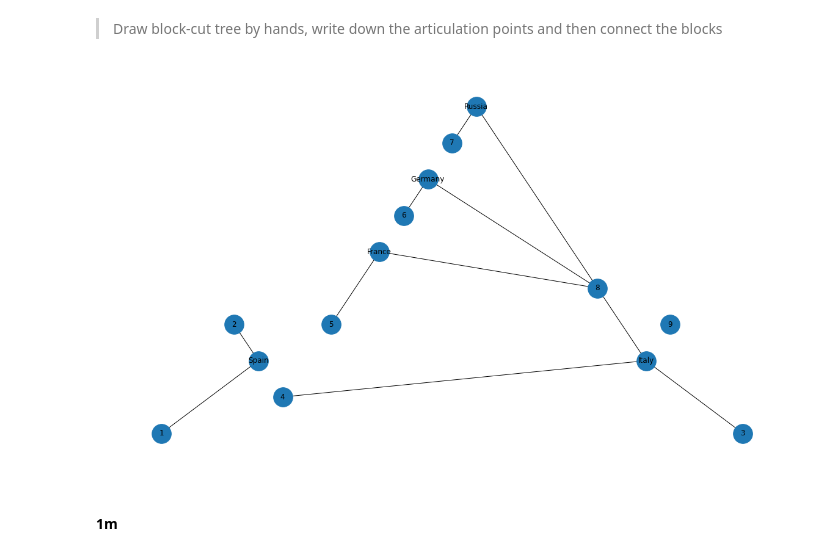
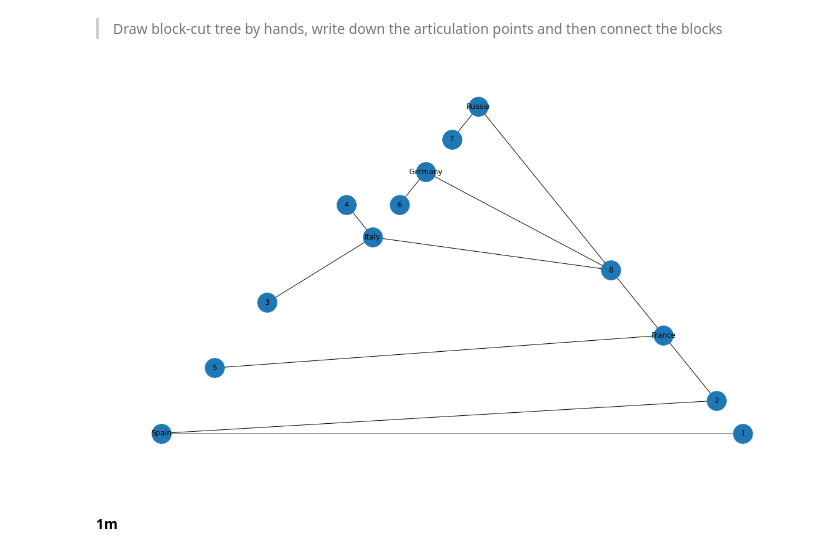
Before and after one commit to GoldenGarr/Graph-Theory-HW-5, a Jupyter notebook: hw5.ipynb, the cells around one changed output. Drawn from its saved outputs; the diff is of its cells as text; code cells hidden in the pictures.

Commit message:
Minor fixes, SPQR tree left

```diff
--- a/hw5.ipynb
+++ b/hw5.ipynb
@@ -386,30 +416,19 @@ nx.draw_planar(Europe, node_color=node_colors, with_labels=True)
 # %%
 """
     Add blocks (the same indexes as in bicon_components list)
 """
+bicon_components = list(nx.biconnected_components(Europe))
+block_cut_tree = nx.Graph()
 
-block_cut_tree = nx.Graph()
-block_cut_tree.add_nodes_from([
-    1, 2, 3, 4, 5, 6, 7, 8
-    , 9, 'Spain', 'Russia', 'Italy', 'Germany', 'France'
-])
-block_cut_tree.add_edges_from([
-    (1, 'Spain'),
-    (2, 'Spain'),
-    (3, 'Italy'),
-    (4, 'Italy'),
-    (5, 'France'),
-    (6, 'Germany'),
-    (7, 'Russia'),
-    (8, 'Italy'),
-    (8, 'France'),
-    (8, 'Germany'),
-    (8, 'Russia')
-])
+for point in nx.articulation_points(Europe):
+#     print(f'\n==={point}===\n')
+    for i in range(len(bicon_components)):
+        if point in bicon_components[i]:
+            block_cut_tree.add_edge(point, i + 1)
 
 nx.draw_planar(block_cut_tree, with_labels=True, node_size=1000)
 # %% [output]
-[figure, old version]
+[figure, new version]
 # %% [markdown]
 #### 1m
 # %%
```
Also changed, not shown: parts of 19 cells of this notebook.
